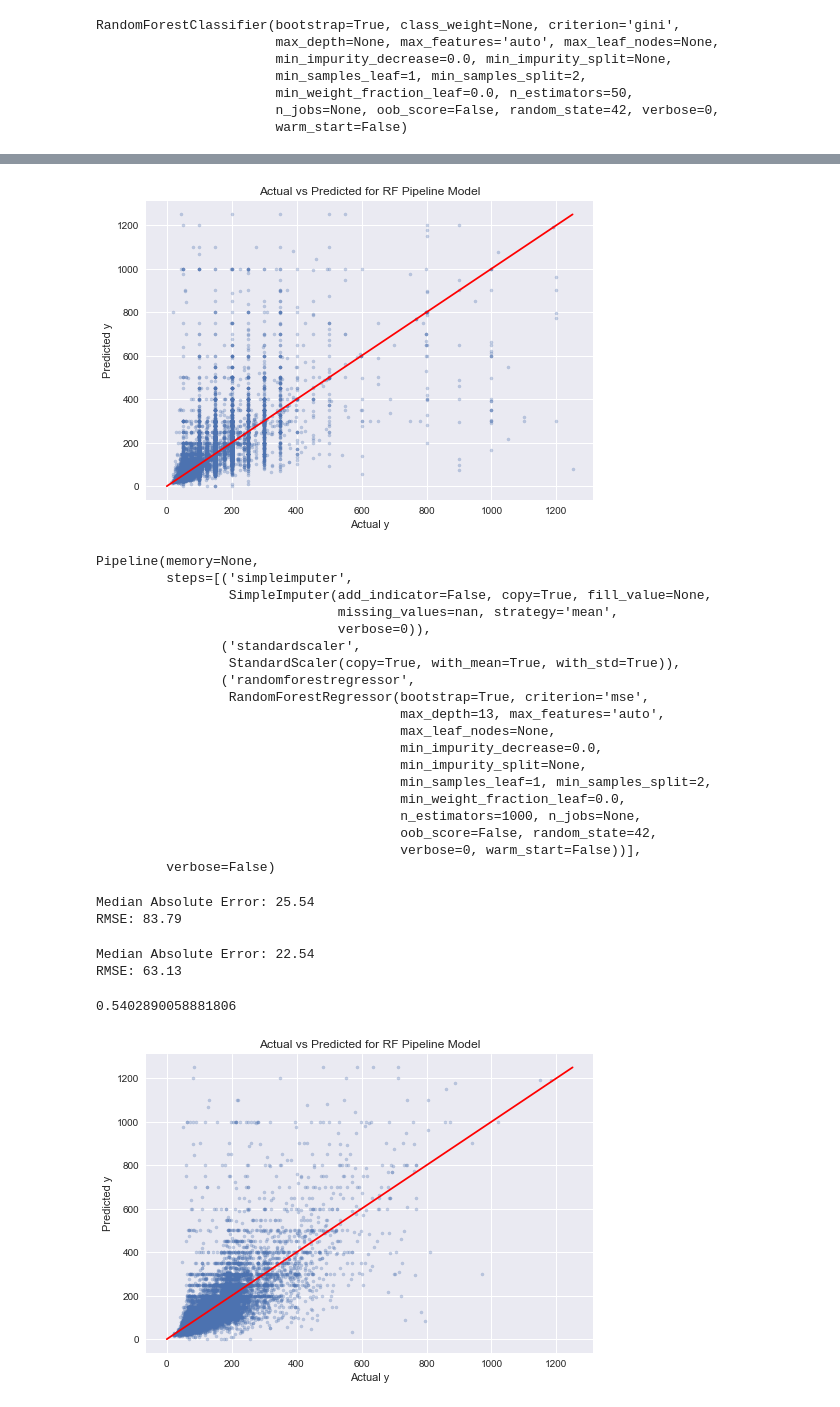
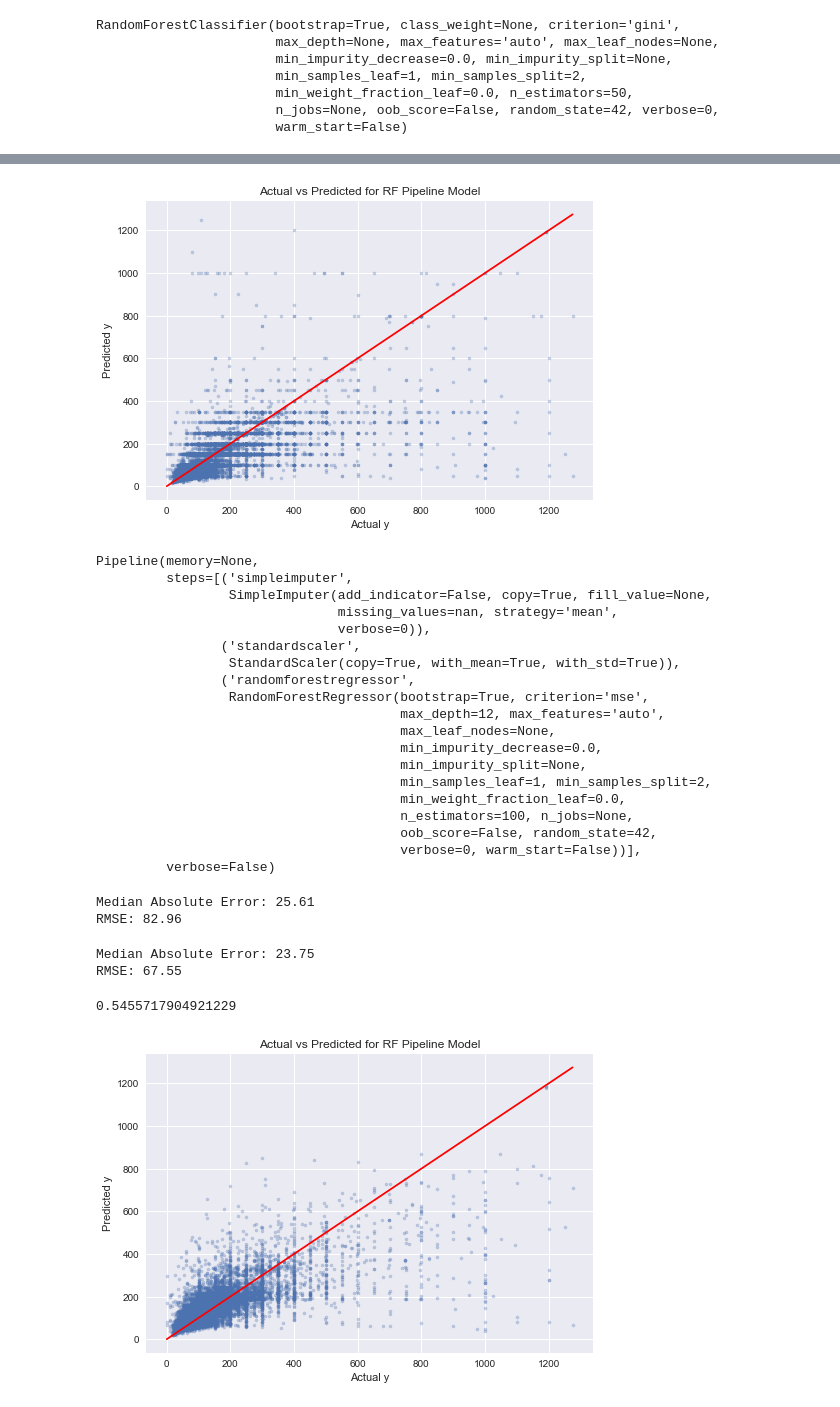
Before and after one commit to darrel-ferrer/Airbnb-NYC-Price-Prediction, a Jupyter notebook: Springboard Capstone One - Machine Learning.ipynb, the cells around one changed output, grey strips where cells are left out. Cells and saved outputs as stored; diff of their text form; code cells hidden in the pictures.

```diff
--- a/Springboard Capstone One - Machine Learning.ipynb
+++ b/Springboard Capstone One - Machine Learning.ipynb
@@ -231,7 +205,7 @@ Fitting 3 folds for each of 264 candidates, totalling 792 fits
 y = airbnb_df_shuffled['price']
 X = airbnb_df_shuffled.drop('price', axis = 1)
 X_train, X_test, y_train, y_test = train_test_split(X,y, test_size = .33,random_state = 42)
-model = RandomForestClassifier(max_depth = 13,n_estimators = 1000, random_state = 42)
+model = RandomForestClassifier(max_depth = 12,n_estimators = 100, random_state = 42)
 model.fit(X_train, y_train)
 # %% [output]
 RandomForestClassifier(bootstrap=True, class_weight=None, criterion='gini',
@@ -259,9 +235,7 @@ r2_score(y_test,y_pred)
 # %%
-y_pred = model.predict(X_test)
-
 rcParams['figure.figsize'] = 12,10
 plt.style.use('seaborn')
-plt.scatter(y_pred, y_test,alpha = .3, s = 10)
+plt.scatter(y_test, y_pred_class2,alpha = .3, s = 10)
 plt.xlabel('Actual y')
 plt.ylabel('Predicted y')
 plt.title('Actual vs Predicted for RF Pipeline Model')
@@ -270,10 +244,10 @@ diagonal = np.linspace(0, np.max(y_test), 100)
 plt.plot(diagonal, diagonal, '-r')
 plt.show()
 # %% [output]
-[figure, old version]
+[figure, new version]
 # %%
 my_pipeline_RF = make_pipeline(SimpleImputer(), StandardScaler(),
-                               RandomForestRegressor(max_depth = 13, n_estimators = 1000, random_state=42))
+                               RandomForestRegressor(max_depth = 12, n_estimators = 100, random_state=42))
 
 my_pipeline_RF.fit(X_train, y_train)
 # %% [output]
@@ -286,43 +260,43 @@ Pipeline(memory=None,
                  StandardScaler(copy=True, with_mean=True, with_std=True)),
                 ('randomforestregressor',
                  RandomForestRegressor(bootstrap=True, criterion='mse',
-                                       max_depth=13, max_features='auto',
+                                       max_depth=12, max_features='auto',
                                        max_leaf_nodes=None,
                                        min_impurity_decrease=0.0,
                                        min_impurity_split=None,
                                        min_samples_leaf=1, min_samples_split=2,
                                        min_weight_fraction_leaf=0.0,
-                                       n_estimators=1000, n_jobs=None,
+                                       n_estimators=100, n_jobs=None,
                                        oob_score=False, random_state=42,
                                        verbose=0, warm_start=False))],
          verbose=False)
 # %%
 evaluate_model(my_pipeline_RF, X_test, y_test)
 # %% [output]
-Median Absolute Error: 25.54
-RMSE: 83.79
+Median Absolute Error: 25.61
+RMSE: 82.96
 # %%
 evaluate_model(my_pipeline_RF, X_train, y_train)
 # %% [output]
-Median Absolute Error: 22.54
-RMSE: 63.13
+Median Absolute Error: 23.75
+RMSE: 67.55
 # %%
 y_pred = my_pipeline_RF.predict(X_test)
 r2_score(y_test,y_pred)
 # %% [output]
-0.5402890058881806
+0.5455717904921229
+# %%
+y_pred_pipe2 = my_pipeline_RF.predict(X_test)
 # %%
-y_pred = my_pipeline_RF.predict(X_test)
-
 rcParams['figure.figsize'] = 12,10
 plt.style.use('seaborn')
-plt.scatter(y_pred, y_test,alpha = .3, s = 10)
+plt.scatter(y_test, y_pred_pipe2,alpha = .3, s = 10)
 plt.xlabel('Actual y')
 plt.ylabel('Predicted y')
 plt.title('Actual vs Predicted for RF Pipeline Model')
 
 diagonal = np.linspace(0, np.max(y_test), 100)
 plt.plot(diagonal, diagonal, '-r')
 plt.show()
 # %% [output]
-[figure, old version]
+[figure, new version]
```
Also changed, not shown: parts of 23 cells of this notebook.
